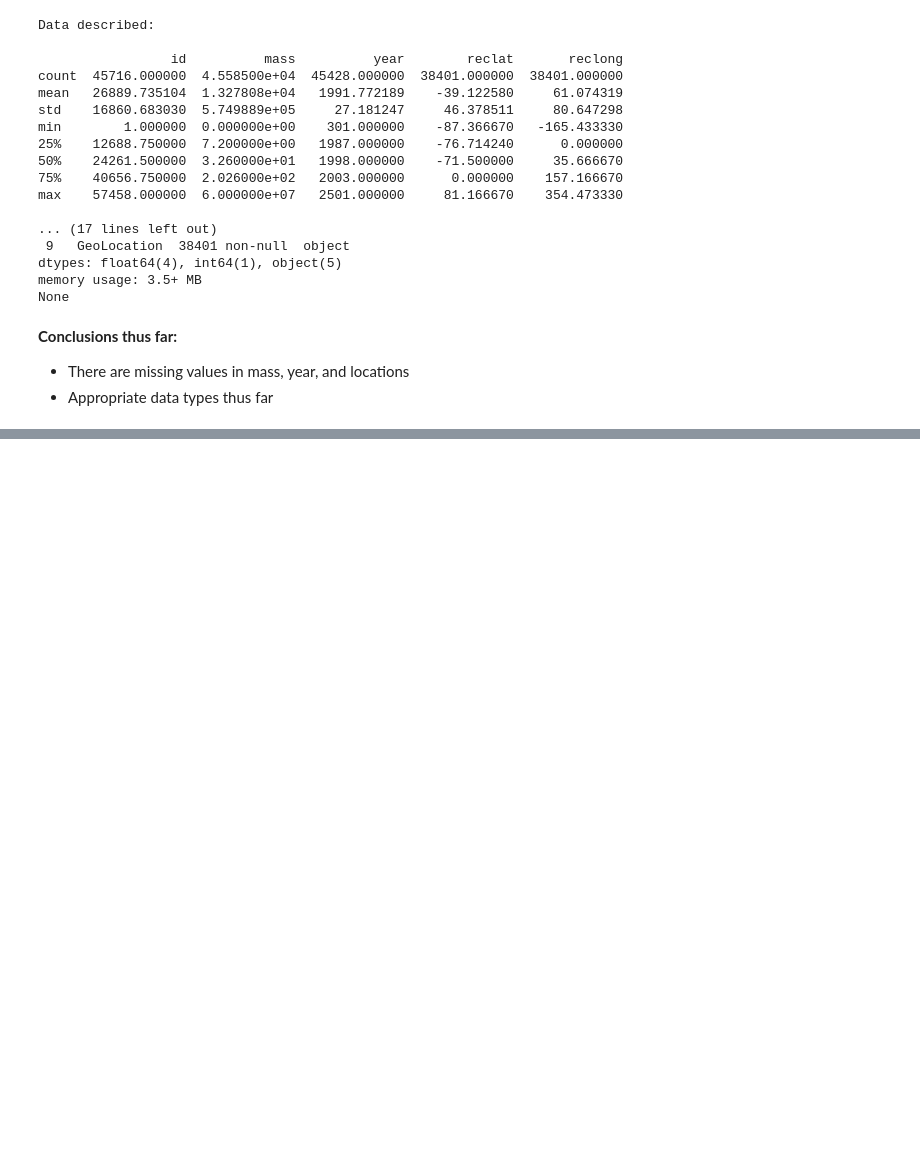
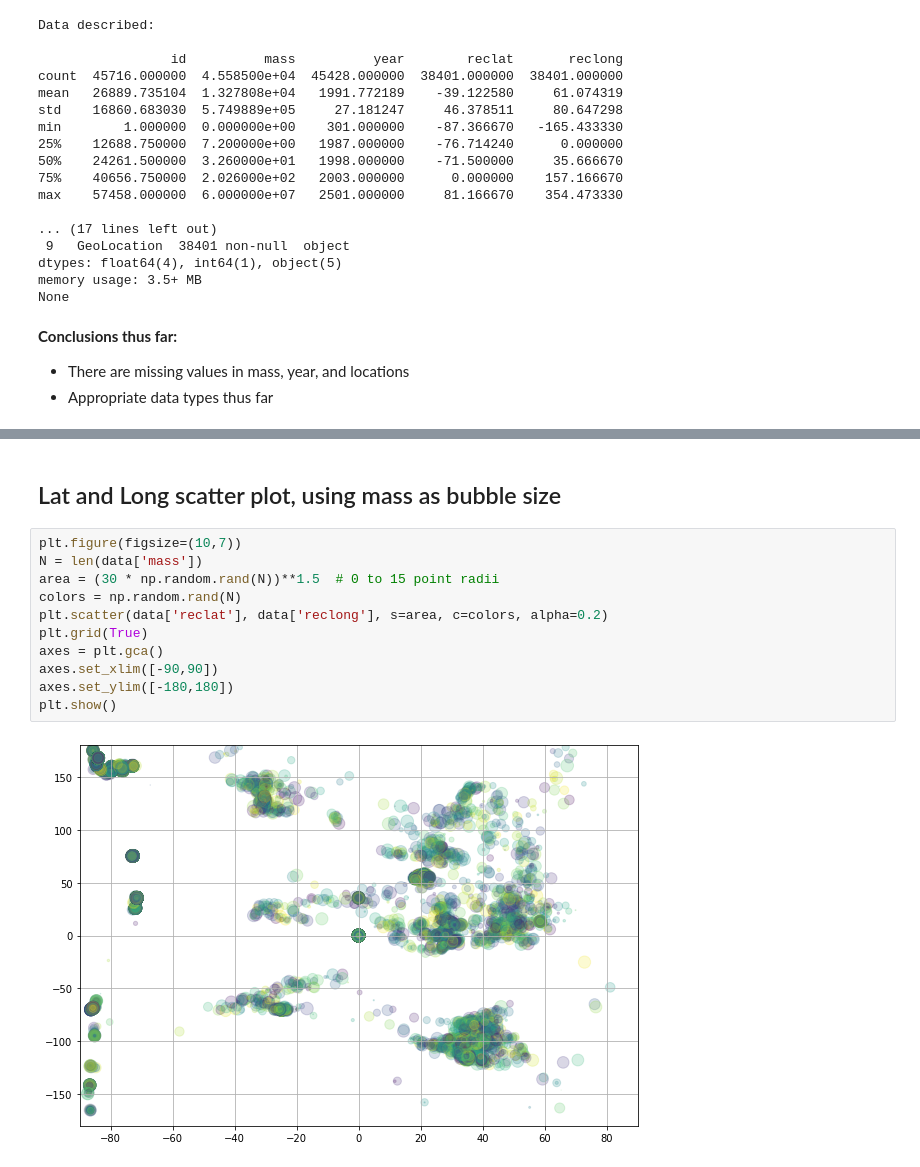
Before and after one commit to RobotGyal/Project-Impact-v1, a Jupyter notebook: analysis/analysis.ipynb, the cells around one changed output, grey strips where cells are left out. Drawn from its saved outputs; the diff is of its cells as text; blank space fills up the shorter version.

```diff
--- a/analysis/analysis.ipynb
+++ b/analysis/analysis.ipynb
@@ -72,0 +162,15 @@ __Conclusions thus far:__
+# %% [markdown]
+## Lat and Long scatter plot, using mass as bubble size
+# %%
+plt.figure(figsize=(10,7))
+N = len(data['mass'])
+area = (30 * np.random.rand(N))**1.5  # 0 to 15 point radii
+colors = np.random.rand(N)
+plt.scatter(data['reclat'], data['reclong'], s=area, c=colors, alpha=0.2)
+plt.grid(True)
+axes = plt.gca()
+axes.set_xlim([-90,90])
+axes.set_ylim([-180,180])
+plt.show()
+# %% [output]
+[figure, added]
```
Also changed, not shown: parts of 16 cells of this notebook.
